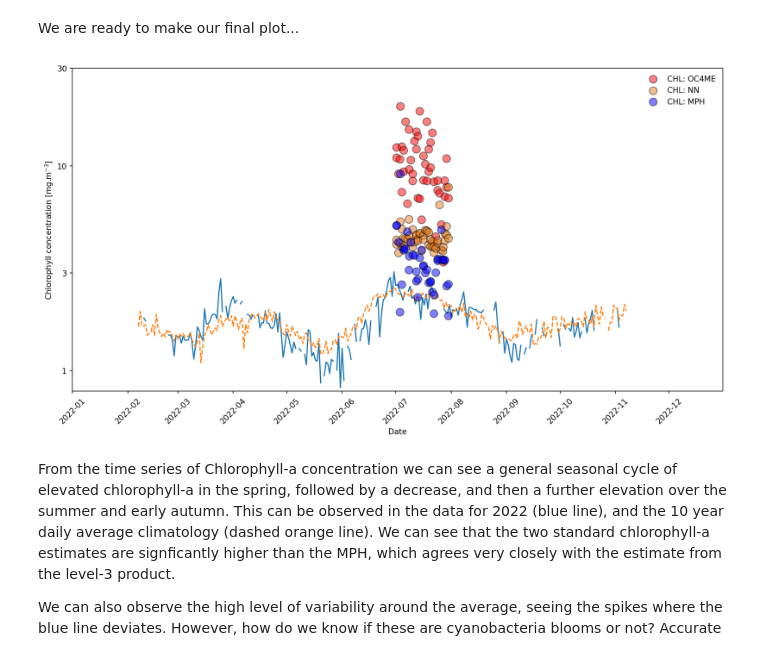
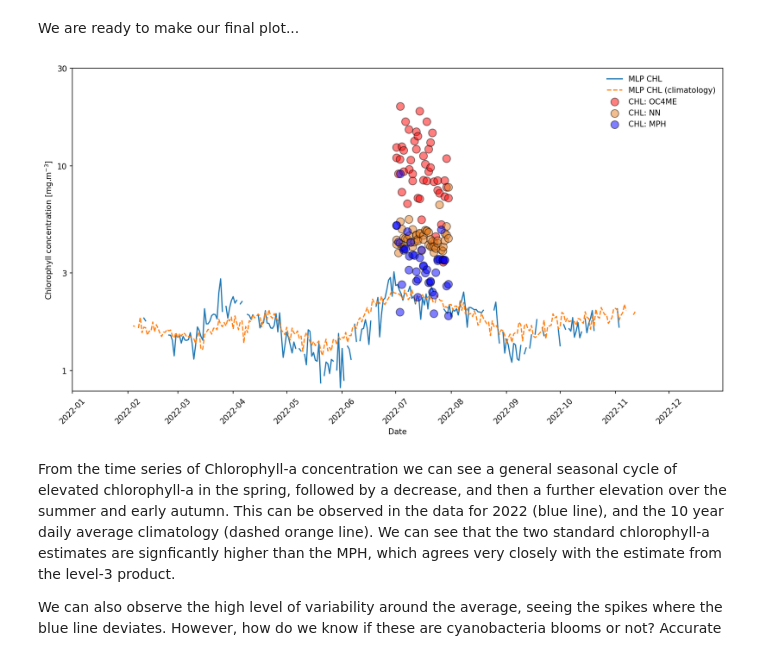
Before and after one commit to eumetsat/ocean-colour-applications, a Jupyter notebook: 2_methodological_approaches/eocanvas/Multi_sensor_CHL_comparison_WEkEO.ipynb, the cells around one changed output. Drawn from its saved outputs; the diff is of its cells as text; code cells hidden in the pictures.

```diff
--- a/2_methodological_approaches/eocanvas/Multi_sensor_CHL_comparison_WEkEO.ipynb
+++ b/2_methodological_approaches/eocanvas/Multi_sensor_CHL_comparison_WEkEO.ipynb
@@ -541,16 +534,6 @@ copernicus_marine_credentials_file = Path(Path.home() / '.copernicusmarine' / '.
 # Create it only if it does not already exists
 if not copernicus_marine_credentials_file.is_file():
     copernicusmarine.login()
-# %%
-# defining our L3 search times
-start_oper_L3 = datetime.datetime(2022, 7, 1, 0, 0)
-end_oper_L3 = datetime.datetime(2022, 7, 31, 23, 59)
-
-start_clim_L3 = datetime.datetime(2017, 1, 1, 0, 0)
-end_clim_L3 = datetime.datetime(2024, 12, 31, 23, 59)
-
-CMEMS_product = "cmems_obs-oc_bal_bgc-plankton_my_l3-multi-1km_P1D"
-CMEMS_variables = ['CHL']
 # %% [markdown]
 Now we are authenticated, let's connect to our data set using the `open_dataset` method in the `copernicusmarine` toolkit.
 # %%
@@ -593,14 +576,15 @@ if os.path.exists(output_filename):
 # %% [markdown]
 To download data, rather than use the `open_dataset` option we used in the previous section, we use the `subset` method, which will write the data to our defeined output file.
 # %%
-copernicusmarine.subset(
-               dataset_id=CMEMS_product,
-               variables=CMEMS_variables,
-               minimum_longitude=bbox[0],
-               maximum_longitude=bbox[2],
-               minimum_latitude=bbox[1],
-               maximum_latitude=bbox[3],
-               start_datetime=start_clim_L3.strftime("%Y-%m-%dT00:00:00.000Z"),
-               end_datetime=end_clim_L3.strftime("%Y-%m-%dT23:59:59.000Z"),
-               output_filename=output_filename)
+if process_L3_data:
+    copernicusmarine.subset(
+                   dataset_id=CMEMS_product,
+                   variables=CMEMS_variables,
+                   minimum_longitude=bbox[0],
+                   maximum_longitude=bbox[2],
+                   minimum_latitude=bbox[1],
+                   maximum_latitude=bbox[3],
+                   start_datetime=start_clim_L3.strftime("%Y-%m-%dT00:00:00.000Z"),
+                   end_datetime=end_clim_L3.strftime("%Y-%m-%dT23:59:59.000Z"),
+                   output_filename=output_filename)
 # %% [output]
@@ -646,26 +629,26 @@ ds_L3.close()
 We are ready to make our final plot...
 # %%
 fig, ax = plt.subplots(1, 1, figsize=(15, 7.5), dpi=150)
-plt.plot(time, CHL)
-plt.plot(time, CLIM, linestyle="--")
+p1, = plt.plot(time, CHL)
+p2, = plt.plot(time, CLIM, linestyle="--")
 
-plots = []
+plots = [p1, p2]
 for plot_var, col in zip([CHL_OC4ME_ave, CHL_NN_ave, CHL_MPH_ave], ["r", "#E67E22", "b"]):
-    p1 = plt.scatter(plot_var.time, np.log10(plot_var), s=100, alpha=0.5, c=col,edgecolor="k", zorder=100)
-    plots.append(p1)
+    p3 = plt.scatter(plot_var.time, np.log10(plot_var), s=100, alpha=0.5, c=col,edgecolor="k", zorder=100)
+    plots.append(p3)
 
-plt.legend(plots, ["CHL: OC4ME", "CHL: NN", "CHL: MPH"], frameon=False)
+plt.legend(plots, ["MLP CHL", "MLP CHL (climatology)", "CHL: OC4ME", "CHL: NN", "CHL: MPH"], frameon=False)
 plt.xlabel("Date")
 plt.ylabel("Chlorophyll concentration [mg.m$^{-3}$]");
 plt.xlim([datetime.datetime(2022, 1, 1), datetime.datetime(2022, 12, 31)])
 plt.xticks(rotation=45)
 ticks = [0, np.log10(3), 1, np.log10(30)]
 plt.ylim([-0.1, max(ticks)])
 plt.yticks(ticks, [round(10**i) for i in ticks])
 
 plt.show()
 # %% [output]
-[figure, old version]
+[figure, new version]
 # %% [markdown]
 From the time series of Chlorophyll-a concentration we can see a general seasonal cycle of elevated chlorophyll-a in the spring, followed by a decrease, and then a further elevation over the summer and early autumn. This can be observed in the data for 2022 (blue line), and the 10 year daily average climatology (dashed orange line). We can see that the two standard chlorophyll-a estimates are signficantly higher than the MPH, which agrees very closely with the estimate from the level-3 product.
 
```
Also changed, not shown: parts of 13 cells of this notebook, 3 other files.
